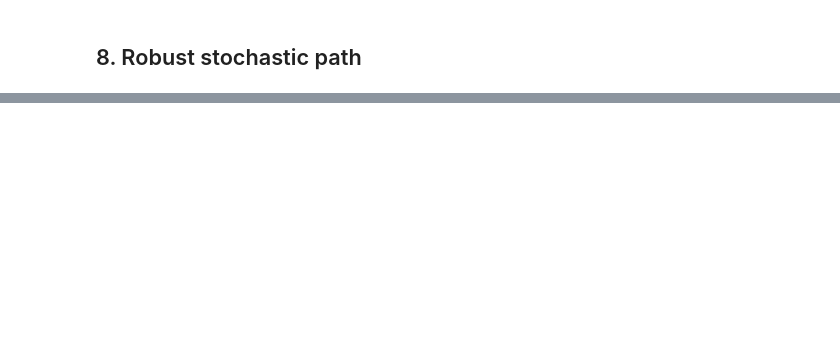
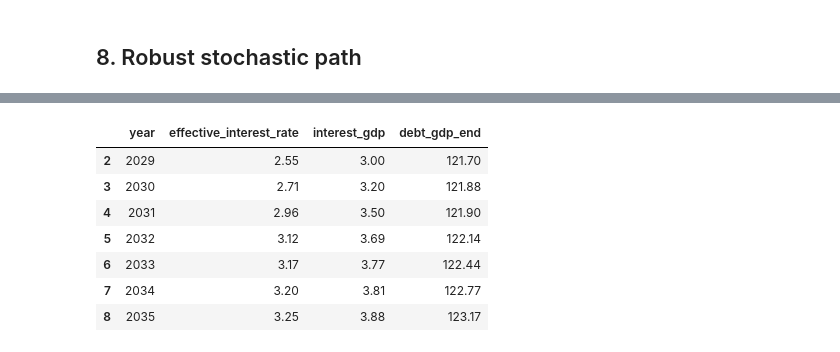
Before and after one commit to MikelCoti/french_oat_model, a Jupyter notebook: notebooks/02_stochastic_dsa.ipynb, the cells around one changed output, grey strips where cells are left out. Saved outputs shown, nothing was run; the diff lists cells and outputs as text; code cells hidden in the pictures; blank space fills up the shorter version.

```diff
--- a/notebooks/02_stochastic_dsa.ipynb
+++ b/notebooks/02_stochastic_dsa.ipynb
@@ -2289,0 +2780,31 @@ decomp.round(2)
+# %%
+gg_central_path.loc[
+    gg_central_path["year"].between(
+        2029,
+        2035,
+    ),
+    [
+        "year",
+        "effective_interest_rate",
+        "interest_gdp",
+        "debt_gdp_end",
+    ],
+].assign(
+    effective_interest_rate=lambda x:
+        x["effective_interest_rate"] * 100,
+
+    interest_gdp=lambda x:
+        x["interest_gdp"] * 100,
+
+    debt_gdp_end=lambda x:
+        x["debt_gdp_end"] * 100,
+).round(2)
+# %% [output]
+|  | year | effective_interest_rate | interest_gdp | debt_gdp_end |
+| 2 | 2029 | 2.55 | 3.00 | 121.70 |
+| 3 | 2030 | 2.71 | 3.20 | 121.88 |
+| 4 | 2031 | 2.96 | 3.50 | 121.90 |
+| 5 | 2032 | 3.12 | 3.69 | 122.14 |
+| 6 | 2033 | 3.17 | 3.77 | 122.44 |
+| 7 | 2034 | 3.20 | 3.81 | 122.77 |
+| 8 | 2035 | 3.25 | 3.88 | 123.17 |
```
Also changed, not shown: parts of 25 cells of this notebook, 1 other file.
